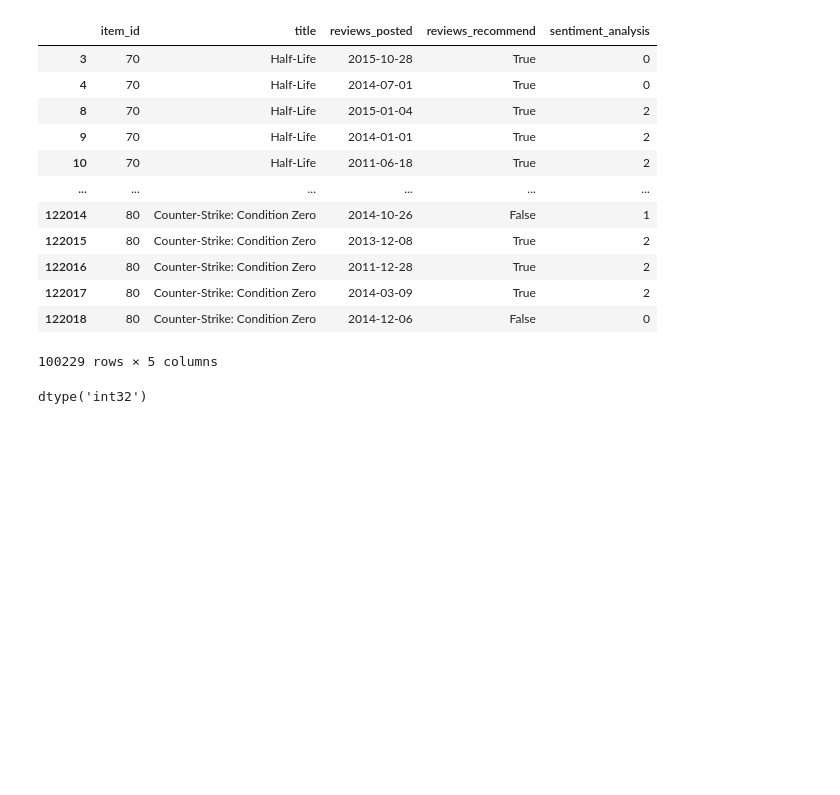
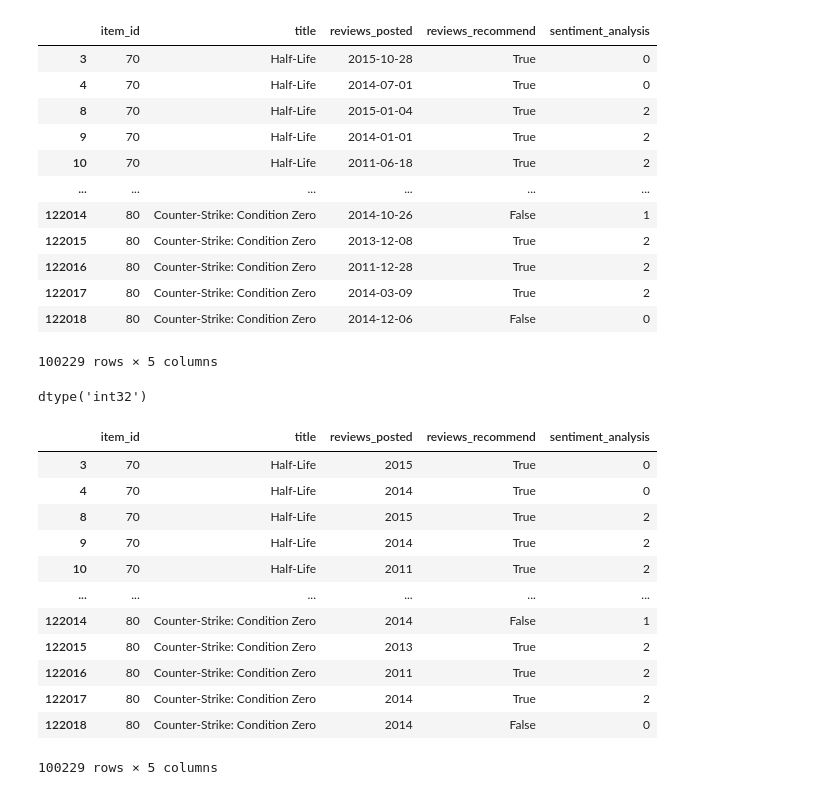
Before and after one commit to N-Ange/PI_ML_OPS-Steam, a Jupyter notebook: enginer.ipynb, the cells around one changed output. Drawn from its saved outputs; the diff is of its cells as text; code cells hidden in the pictures; blank space fills up the shorter version.

```diff
--- a/enginer.ipynb
+++ b/enginer.ipynb
@@ -243,6 +243,22 @@ df_reviews_year["reviews_posted"] = pd.to_datetime(df_reviews_year["reviews_post
 df_reviews_year["reviews_posted"].dtype
 # %% [output]
 dtype('int32')
+# %%
+df_reviews_year
+# %% [output]
+|  | item_id | title | reviews_posted | reviews_recommend | sentiment_analysis |
+| 3 | 70 | Half-Life | 2015 | True | 0 |
+| 4 | 70 | Half-Life | 2014 | True | 0 |
+| 8 | 70 | Half-Life | 2015 | True | 2 |
+| 9 | 70 | Half-Life | 2014 | True | 2 |
+| 10 | 70 | Half-Life | 2011 | True | 2 |
+| ... | ... | ... | ... | ... | ... |
+| 122014 | 80 | Counter-Strike: Condition Zero | 2014 | False | 1 |
+| 122015 | 80 | Counter-Strike: Condition Zero | 2013 | True | 2 |
+| 122016 | 80 | Counter-Strike: Condition Zero | 2011 | True | 2 |
+| 122017 | 80 | Counter-Strike: Condition Zero | 2014 | True | 2 |
+| 122018 | 80 | Counter-Strike: Condition Zero | 2014 | False | 0 |
+100229 rows × 5 columns
 # %%
 #se almacena el dataframe en un archivo parquet
 ruta = "data/df_reviews_year.parquet"
```
Also changed, not shown: 2 other files.
